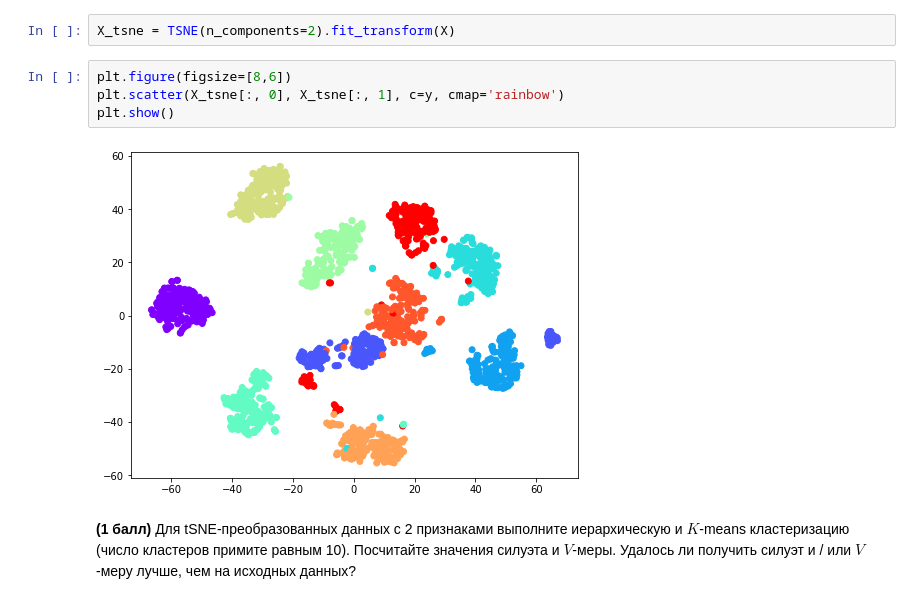
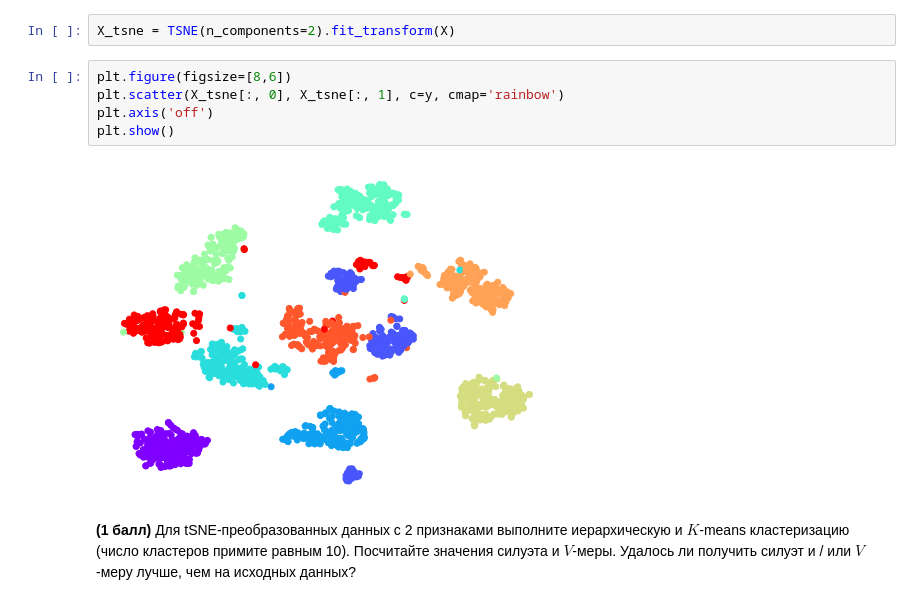
Before and after one commit to ngalkov/ml_intro2, a Jupyter notebook: clustering_solution.ipynb, the cells around one changed output. Drawn from its saved outputs; the diff is of its cells as text.

```diff
--- a/clustering_solution.ipynb
+++ b/clustering_solution.ipynb
@@ -327,9 +350,10 @@ X_tsne = TSNE(n_components=2).fit_transform(X)
 # %%
 plt.figure(figsize=[8,6])
 plt.scatter(X_tsne[:, 0], X_tsne[:, 1], c=y, cmap='rainbow')
+plt.axis('off')
 plt.show()
 # %% [output]
-[figure, old version]
+[figure, new version]
 # %% [markdown]
 **(1 балл)** Для tSNE-преобразованных данных с 2 признаками выполните иерархическую и $K$-means кластеризацию (число кластеров примите равным 10). Посчитайте значения силуэта и $V$-меры. Удалось ли получить силуэт и / или $V$-меру лучше, чем на исходных данных?
 # %%
```
Also changed, not shown: parts of 28 cells of this notebook.
